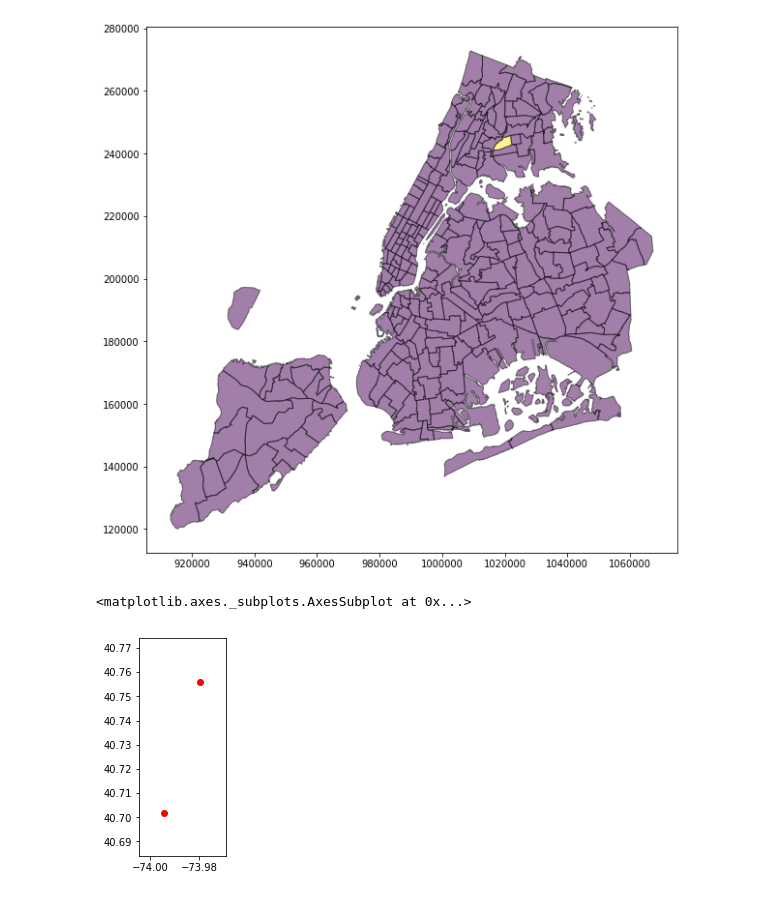
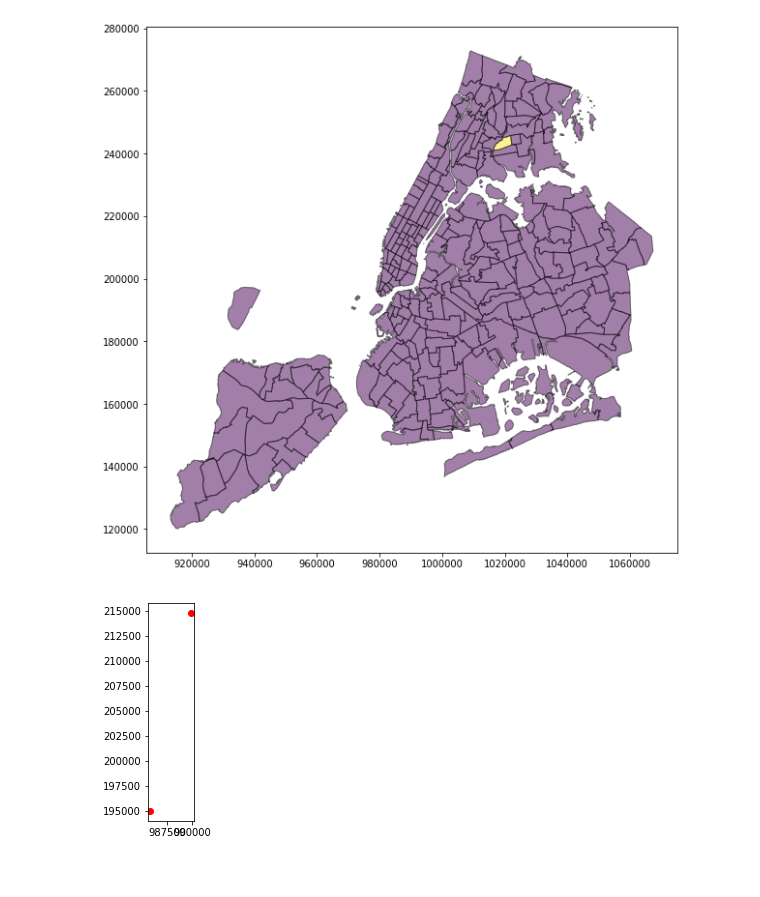
Before and after one commit to markstrefford/1.-Learning-Python-AI-by-Example, a Jupyter notebook: 3. Predicting Taxi Ride Duration/Source/notebooks/view_nyc_geo_data.ipynb, the cells around one changed output. Saved outputs shown, nothing was run; the diff lists cells and outputs as text; code cells hidden in the pictures.

```diff
--- a/3. Predicting Taxi Ride Duration/Source/notebooks/view_nyc_geo_data.ipynb
+++ b/3. Predicting Taxi Ride Duration/Source/notebooks/view_nyc_geo_data.ipynb
@@ -50,5 +49,16 @@ gdf.crs = {'init': 'epsg:4326'}
+# %%
+gdf.crs = {'init': 'epsg:4326'}
+gdf2 = gdf.to_crs({'proj': 'lcc',
+ 'lat_1': 40.66666666666666,
+ 'lat_2': 41.03333333333333,
+ 'lat_0': 40.16666666666666,
+ 'lon_0': -74,
+ 'x_0': 300000,
+ 'y_0': 0,
+ 'datum': 'NAD83',
+ 'units': 'us-ft',
+ 'no_defs': True})
 # %%
-gdf.plot(color='red')
+ax_gdf2 = gdf2.plot(color='red')
 # %% [output]
-<matplotlib.axes._subplots.AxesSubplot at 0x...>
-[figure, old version]
+[figure, new version]
```
Also changed, not shown: parts of 10 cells of this notebook.
